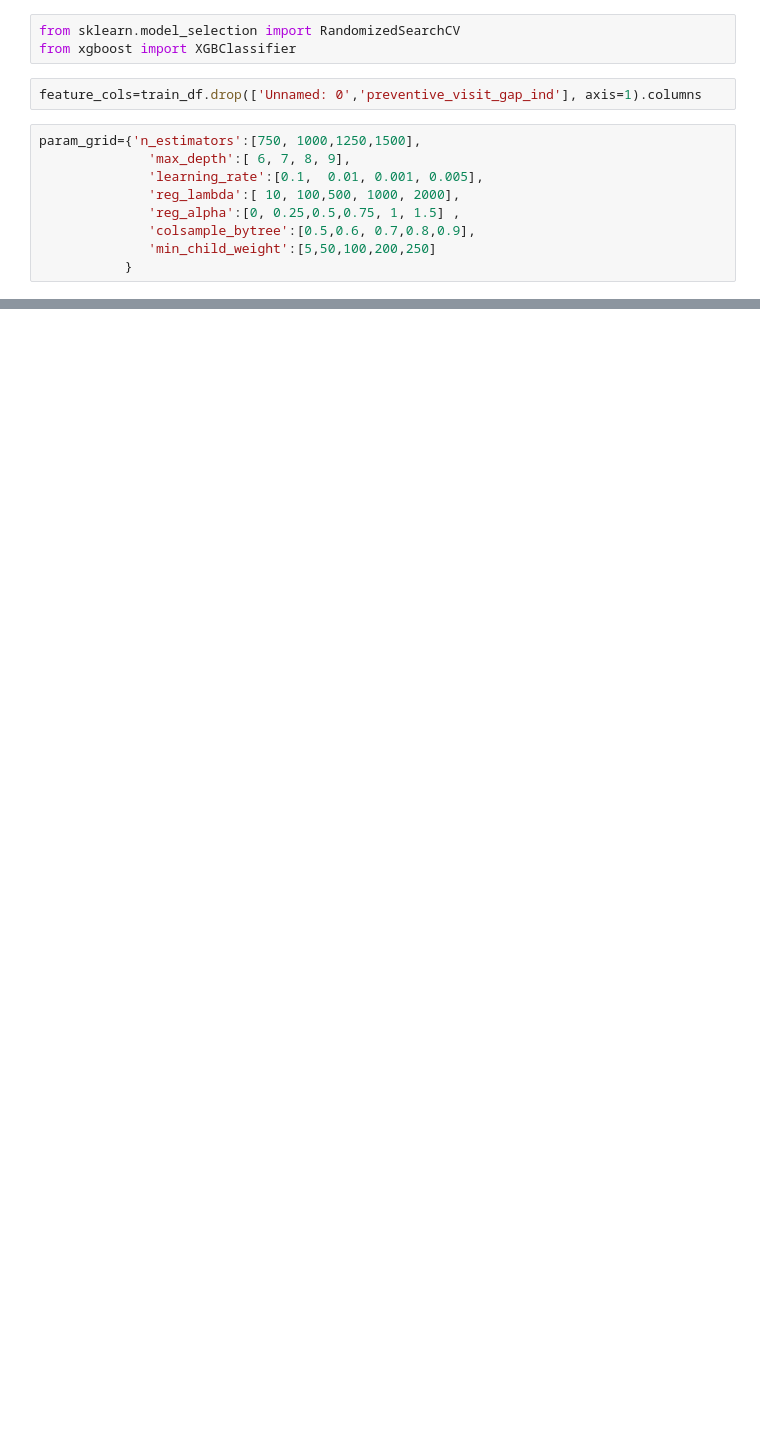
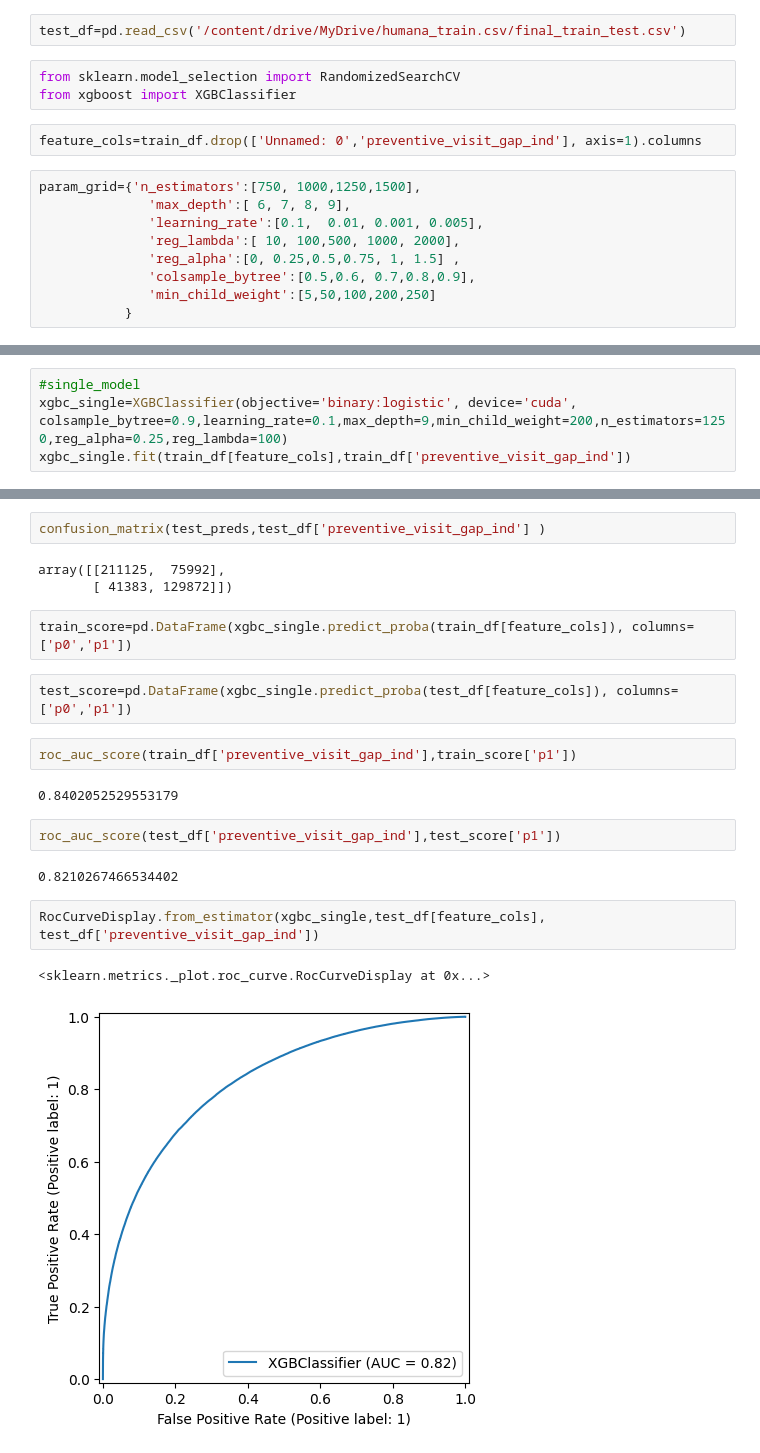
Before and after one commit to KavyaNair01/Machine_Learning, a Jupyter notebook: humana_model.ipynb, the cells around one changed output, grey strips where cells are left out. Saved outputs shown, nothing was run; the diff lists cells and outputs as text; blank space fills up the shorter version.

```diff
--- a/humana_model.ipynb
+++ b/humana_model.ipynb
@@ -26,6 +26,8 @@ import numpy as np
 5 rows × 379 columns
 # %%
 train_df=pd.read_csv('/content/drive/MyDrive/humana_train.csv/final_train_trian.csv', low_memory=False)
+# %%
+test_df=pd.read_csv('/content/drive/MyDrive/humana_train.csv/final_train_test.csv')
 # %%
 from sklearn.model_selection import RandomizedSearchCV
 from xgboost import XGBClassifier
@@ -74,0 +72,4 @@ Proceed (Y/n)?
+# %%
+#single_model
+xgbc_single=XGBClassifier(objective='binary:logistic', device='cuda', colsample_bytree=0.9,learning_rate=0.1,max_depth=9,min_child_weight=200,n_estimators=1250,reg_alpha=0.25,reg_lambda=100)
+xgbc_single.fit(train_df[feature_cols],train_df['preventive_visit_gap_ind'])
@@ -74,0 +98,22 @@ Proceed (Y/n)?
+# %%
+confusion_matrix(test_preds,test_df['preventive_visit_gap_ind'] )
+# %% [output]
+array([[211125,  75992],
+       [ 41383, 129872]])
+# %%
+train_score=pd.DataFrame(xgbc_single.predict_proba(train_df[feature_cols]), columns=['p0','p1'])
+# %%
+test_score=pd.DataFrame(xgbc_single.predict_proba(test_df[feature_cols]), columns=['p0','p1'])
+# %%
+roc_auc_score(train_df['preventive_visit_gap_ind'],train_score['p1'])
+# %% [output]
+0.8402052529553179
+# %%
+roc_auc_score(test_df['preventive_visit_gap_ind'],test_score['p1'])
+# %% [output]
+0.8210267466534402
+# %%
+RocCurveDisplay.from_estimator(xgbc_single,test_df[feature_cols], test_df['preventive_visit_gap_ind'])
+# %% [output]
+<sklearn.metrics._plot.roc_curve.RocCurveDisplay at 0x...>
+[figure, added]
```
Also changed, not shown: parts of 13 cells of this notebook.
